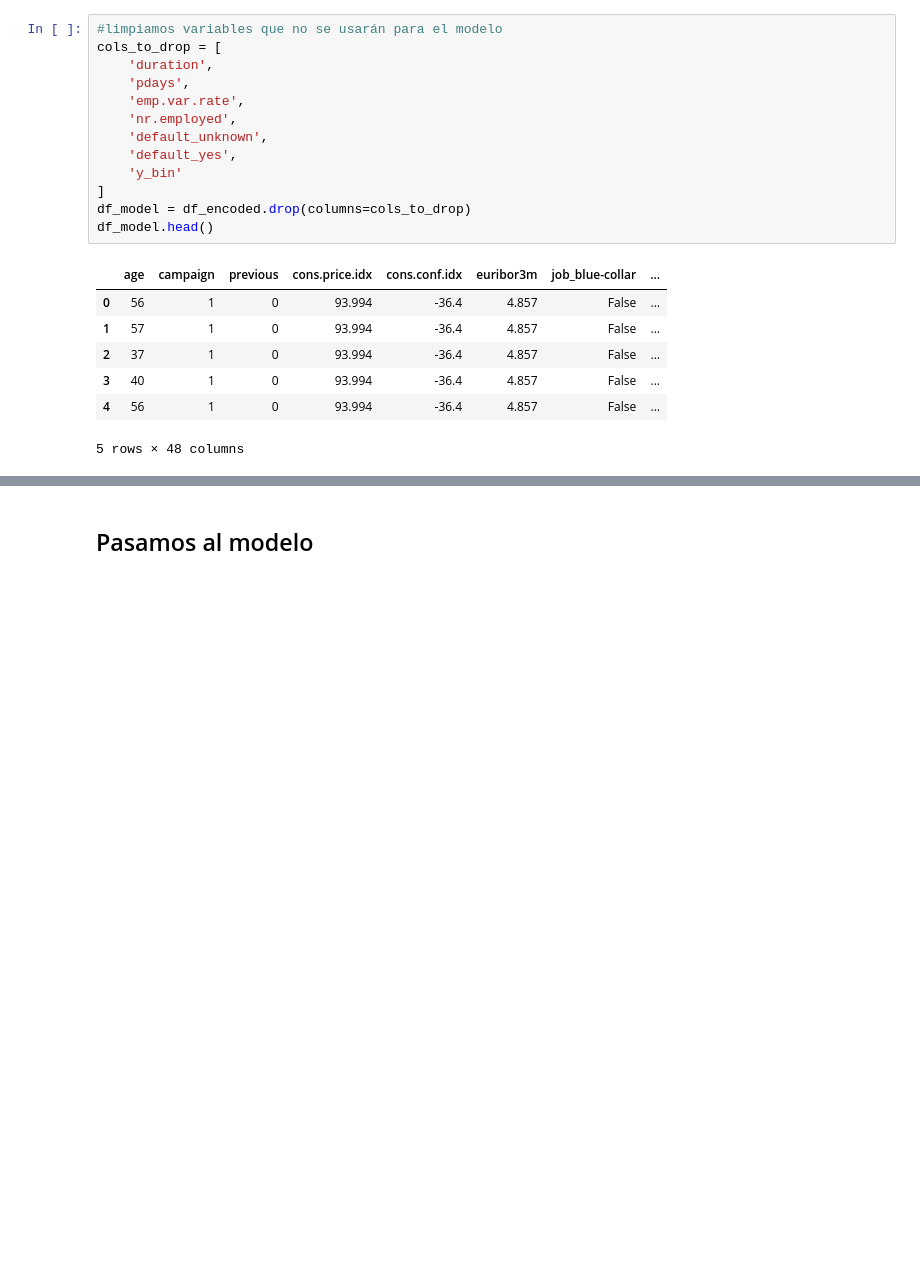
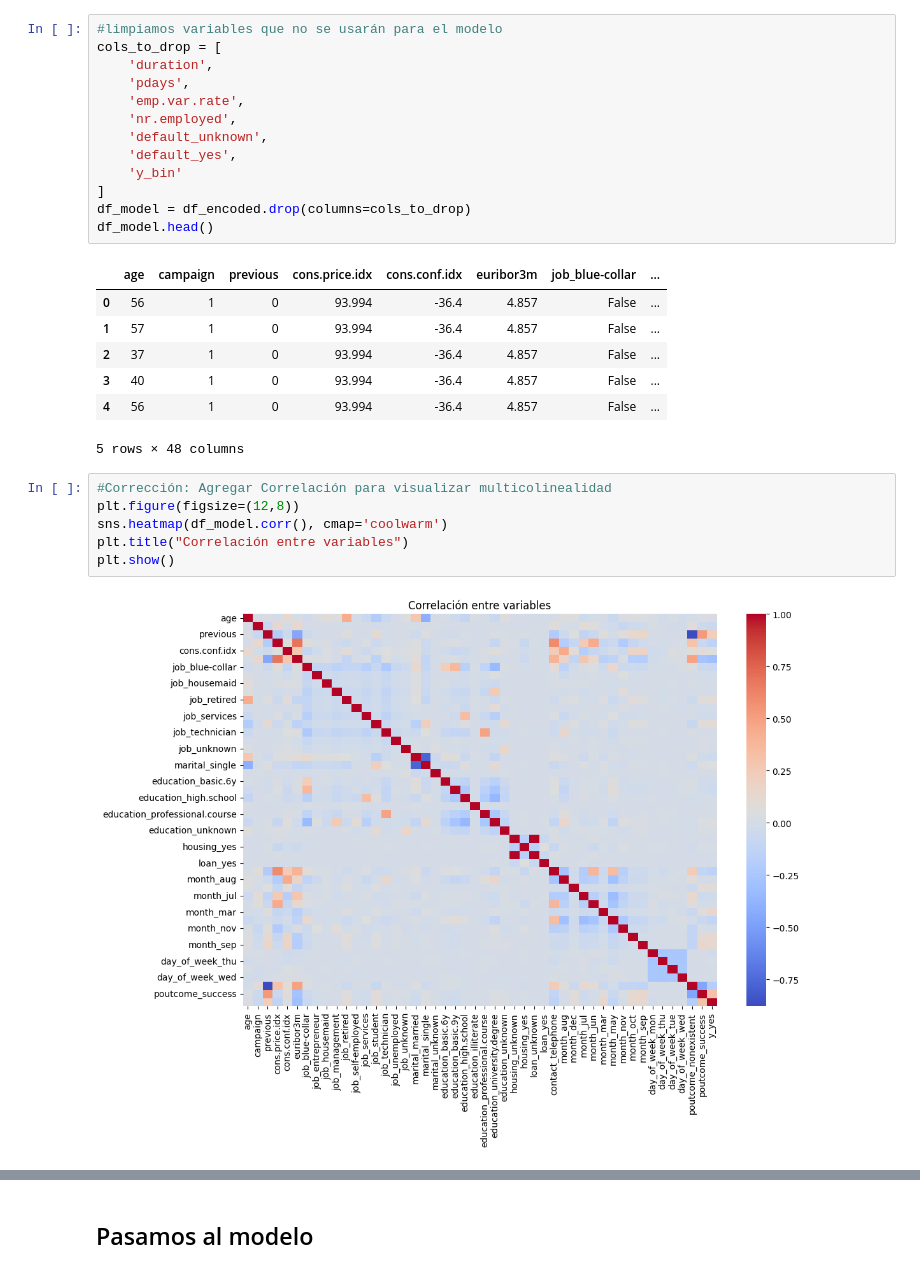
Before and after one commit to 4GeeksAcademy/ekbalam11-machine-learning, a Jupyter notebook: src/01-bank-marketing-campaign.ipynb, the cells around one changed output, grey strips where cells are left out. Cells and saved outputs as stored; diff of their text form; blank space fills up the shorter version.

```diff
--- a/src/01-bank-marketing-campaign.ipynb
+++ b/src/01-bank-marketing-campaign.ipynb
@@ -176,3 +176,11 @@ df_model.head()
 | 3 | 40 | 1 | 0 | 93.994 | -36.4 | 4.857 | False | ... |
 | 4 | 56 | 1 | 0 | 93.994 | -36.4 | 4.857 | False | ... |
 5 rows × 48 columns
+# %%
+#Corrección: Agregar Correlación para visualizar multicolinealidad
+plt.figure(figsize=(12,8))
+sns.heatmap(df_model.corr(), cmap='coolwarm')
+plt.title("Correlación entre variables")
+plt.show()
+# %% [output]
+[figure, added]
```
Also changed, not shown: parts of 8 cells of this notebook.
